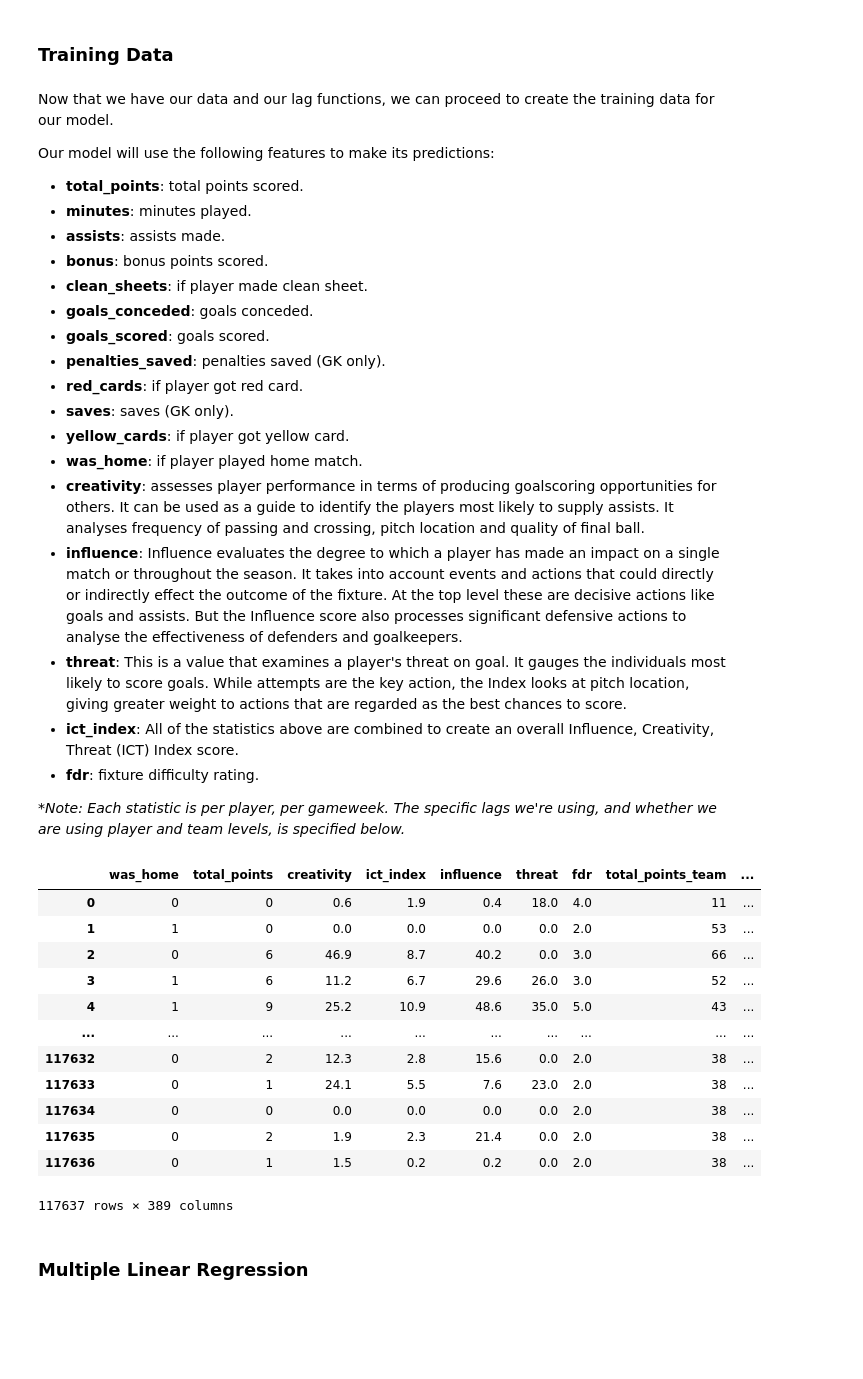
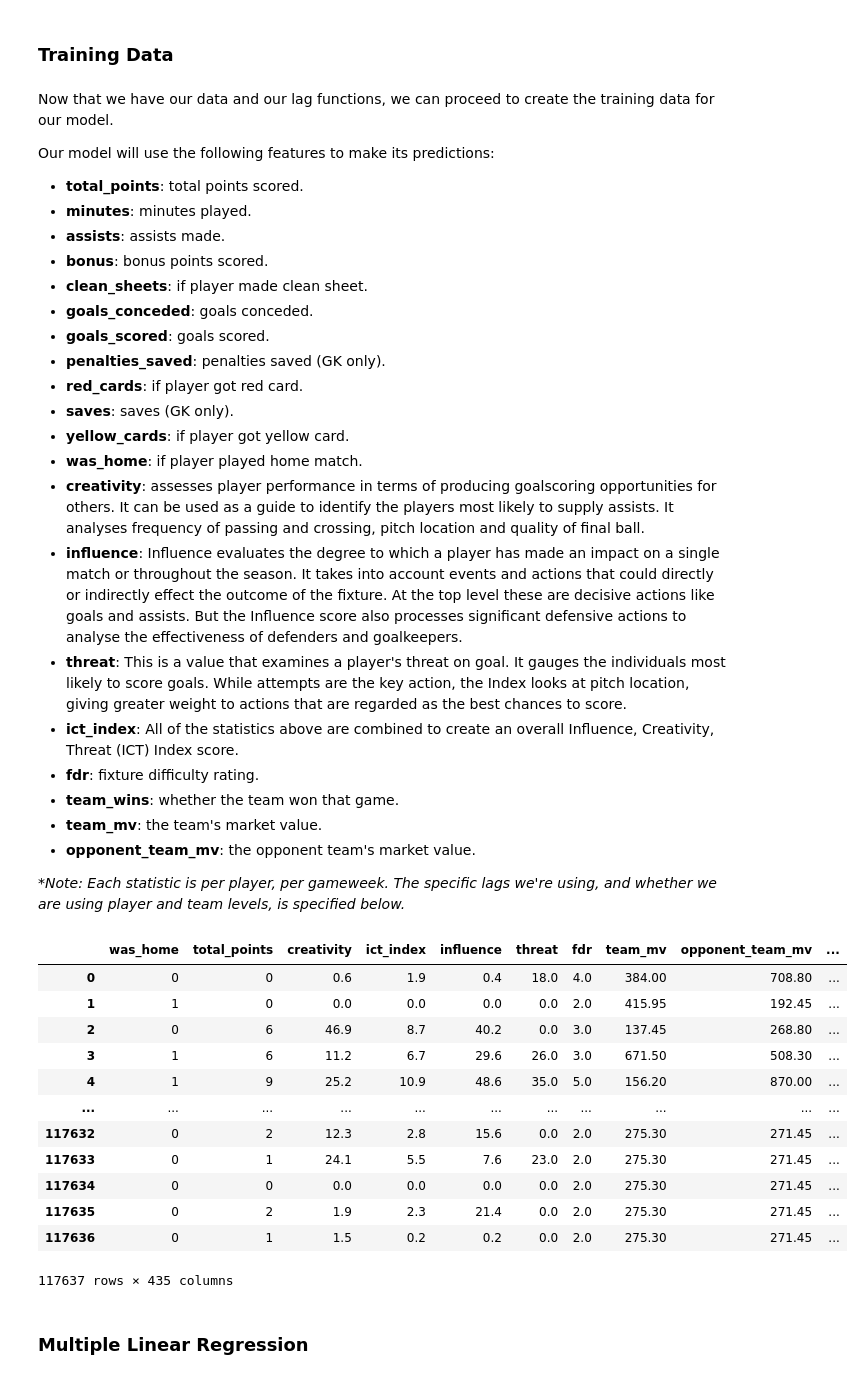
Before and after one commit to amirgrunhaus/fpl_model, a Jupyter notebook: pl_predictions.ipynb, the cells around one changed output. Drawn from its saved outputs; the diff is of its cells as text; code cells hidden in the pictures; blank space fills up the shorter version.

```diff
--- a/pl_predictions.ipynb
+++ b/pl_predictions.ipynb
@@ -188,0 +191,14 @@ data['fdr'] = data.apply(fdr_assignment, axis = 1)
+# %%
+def team_won(data):
+    if data['was_home'] == True and data['team_h_score'] > data['team_a_score']:
+        return 1
+    if data['was_home'] == False and data['team_h_score'] < data['team_a_score']:
+        return 1
+    if data['was_home'] == True and data['team_h_score'] < data['team_a_score']:
+        return 0
+    if data['was_home'] == False and data['team_h_score'] > data['team_a_score']:
+        return 0
+    else:
+        return 0
+
+data['team_won'] = data.apply(team_won, axis = 1)
@@ -320,6 +482,9 @@ Our model will use the following features to make its predictions:
 - **threat**: This is a value that examines a player's threat on goal. It gauges the individuals most likely to score goals. While attempts are the key action, the Index looks at pitch location, giving greater weight to actions that are regarded as the best chances to score.
 - **ict_index**: All of the statistics above are combined to create an overall Influence, Creativity, Threat (ICT) Index score.
 - **fdr**: fixture difficulty rating.
+- **team_wins**: whether the team won that game.
+- **team_mv**: the team's market value.
+- **opponent_team_mv**: the opponent team's market value.
 
 **Note: Each statistic is per player, per gameweek. The specific lags we're using, and whether we are using player and team levels, is specified below.*
 # %%
@@ -328,6 +493,10 @@ Our model will use the following features to make its predictions:
 #We drop the '1617' season because of lacking data, and drop duplicates (just in case)
 training_data = data[data['season'] != '1617']
 training_data = training_data.drop_duplicates()
+
+#Square and cube FDR
+training_data['fdr_squared'] = training_data['fdr']**2
+training_data['fdr_cubed'] = training_data['fdr']**3
 
 #Total points
 training_data, teams_lag = team_lag_stats(training_data, ['total_points'], ['all', 1, 2, 3, 4, 5])
@@ -358,47 +527,51 @@ training_data, players_lag = player_lag_stats(training_data, ['goals_scored'], [
 training_data, players_lag = player_lag_stats(training_data, ['penalties_saved'], ['all', 1, 2, 3, 4, 5])
 
 #Red Cards
 training_data, teams_lag = team_lag_stats(training_data, ['red_cards'], [1, 2, 3, 4, 5])
 training_data, players_lag = player_lag_stats(training_data, ['red_cards'], ['all', 1, 2, 3, 4, 5])
 
 #Saves
 training_data, players_lag = player_lag_stats(training_data, ['saves'], ['all', 1, 2, 3, 4, 5])
 
 #Yellow Cards
 training_data, teams_lag = team_lag_stats(training_data, ['yellow_cards'], [1, 2, 3, 4, 5])
 training_data, players_lag = player_lag_stats(training_data, ['yellow_cards'], ['all', 1, 2, 3, 4, 5])
 
+#Team wins
+training_data, players_lag = player_lag_stats(training_data, ['team_won'], ['all', 1, 2, 3, 4, 5, 6, 7, 8, 9, 10, 11, 12, 13, 14, 15])
+
 #Columns to drop
 drop_columns = ['gw', 'player', 'minutes', 'position', 'team', 'opponent_team',
                 'assists', 'bonus', 'bps', 'clean_sheets','goals_conceded',
                 'goals_scored', 'penalties_saved', 'red_cards', 'saves',
-                'yellow_cards', 'season', 'team_a_score', 'team_h_score']
+                'yellow_cards', 'season', 'team_a_score', 'team_h_score',
+                'team_won']
 training_data = training_data.drop(drop_columns,axis = 1)
 
 #Fill NaN values with 0
 training_data = training_data.fillna(0)
 
 #Convert was_home column values to integers (1 for was_home, 0 otherwise)
 training_data['was_home'] = training_data["was_home"].astype(int)
 
 #Round all numbers to two decimal points for simplicity
 training_data = training_data.round(2)
 
 training_data
 # %% [output]
-|  | was_home | total_points | creativity | ict_index | influence | threat | fdr | total_points_team | ... |
-| 0 | 0 | 0 | 0.6 | 1.9 | 0.4 | 18.0 | 4.0 | 11 | ... |
-| 1 | 1 | 0 | 0.0 | 0.0 | 0.0 | 0.0 | 2.0 | 53 | ... |
-| 2 | 0 | 6 | 46.9 | 8.7 | 40.2 | 0.0 | 3.0 | 66 | ... |
-| 3 | 1 | 6 | 11.2 | 6.7 | 29.6 | 26.0 | 3.0 | 52 | ... |
-| 4 | 1 | 9 | 25.2 | 10.9 | 48.6 | 35.0 | 5.0 | 43 | ... |
-| ... | ... | ... | ... | ... | ... | ... | ... | ... | ... |
-| 117632 | 0 | 2 | 12.3 | 2.8 | 15.6 | 0.0 | 2.0 | 38 | ... |
-| 117633 | 0 | 1 | 24.1 | 5.5 | 7.6 | 23.0 | 2.0 | 38 | ... |
-| 117634 | 0 | 0 | 0.0 | 0.0 | 0.0 | 0.0 | 2.0 | 38 | ... |
-| 117635 | 0 | 2 | 1.9 | 2.3 | 21.4 | 0.0 | 2.0 | 38 | ... |
-| 117636 | 0 | 1 | 1.5 | 0.2 | 0.2 | 0.0 | 2.0 | 38 | ... |
+|  | was_home | total_points | creativity | ict_index | influence | threat | fdr | team_mv | opponent_team_mv | ... |
+| 0 | 0 | 0 | 0.6 | 1.9 | 0.4 | 18.0 | 4.0 | 384.00 | 708.80 | ... |
+| 1 | 1 | 0 | 0.0 | 0.0 | 0.0 | 0.0 | 2.0 | 415.95 | 192.45 | ... |
+| 2 | 0 | 6 | 46.9 | 8.7 | 40.2 | 0.0 | 3.0 | 137.45 | 268.80 | ... |
+| 3 | 1 | 6 | 11.2 | 6.7 | 29.6 | 26.0 | 3.0 | 671.50 | 508.30 | ... |
+| 4 | 1 | 9 | 25.2 | 10.9 | 48.6 | 35.0 | 5.0 | 156.20 | 870.00 | ... |
+| ... | ... | ... | ... | ... | ... | ... | ... | ... | ... | ... |
+| 117632 | 0 | 2 | 12.3 | 2.8 | 15.6 | 0.0 | 2.0 | 275.30 | 271.45 | ... |
+| 117633 | 0 | 1 | 24.1 | 5.5 | 7.6 | 23.0 | 2.0 | 275.30 | 271.45 | ... |
+| 117634 | 0 | 0 | 0.0 | 0.0 | 0.0 | 0.0 | 2.0 | 275.30 | 271.45 | ... |
+| 117635 | 0 | 2 | 1.9 | 2.3 | 21.4 | 0.0 | 2.0 | 275.30 | 271.45 | ... |
+| 117636 | 0 | 1 | 1.5 | 0.2 | 0.2 | 0.0 | 2.0 | 275.30 | 271.45 | ... |
-117637 rows × 389 columns
+117637 rows × 435 columns
 # %% [markdown]
 ### Multiple Linear Regression <a class="anchor" id="regression"></a>
 # %% [markdown]
```
Also changed, not shown: parts of 15 cells of this notebook, 1 other file.
